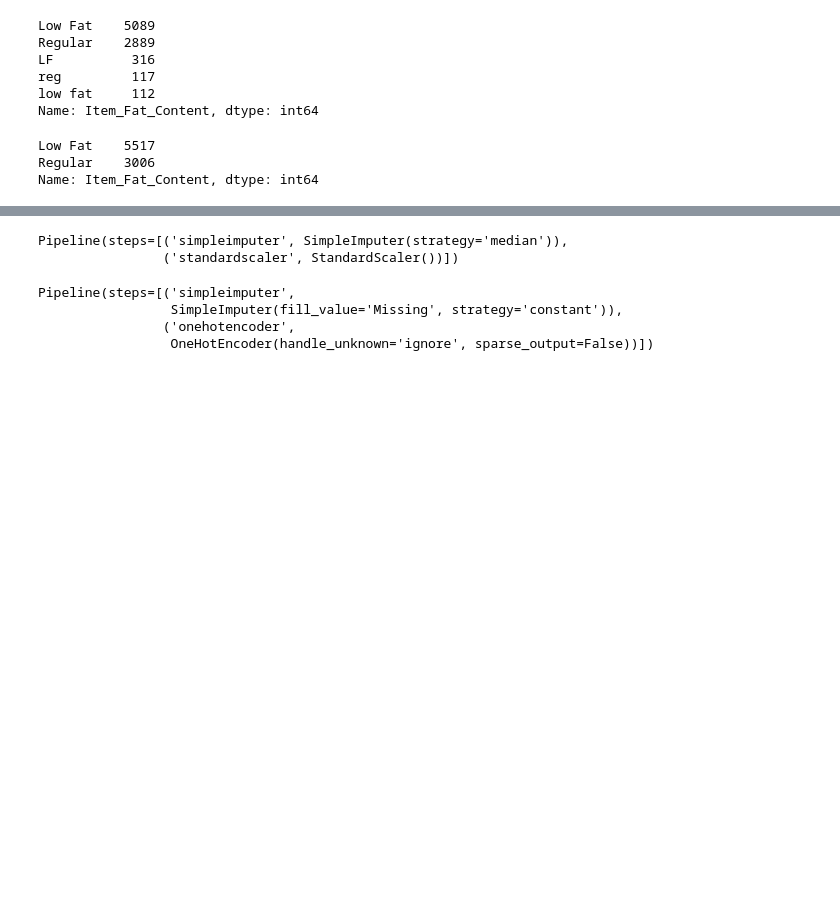
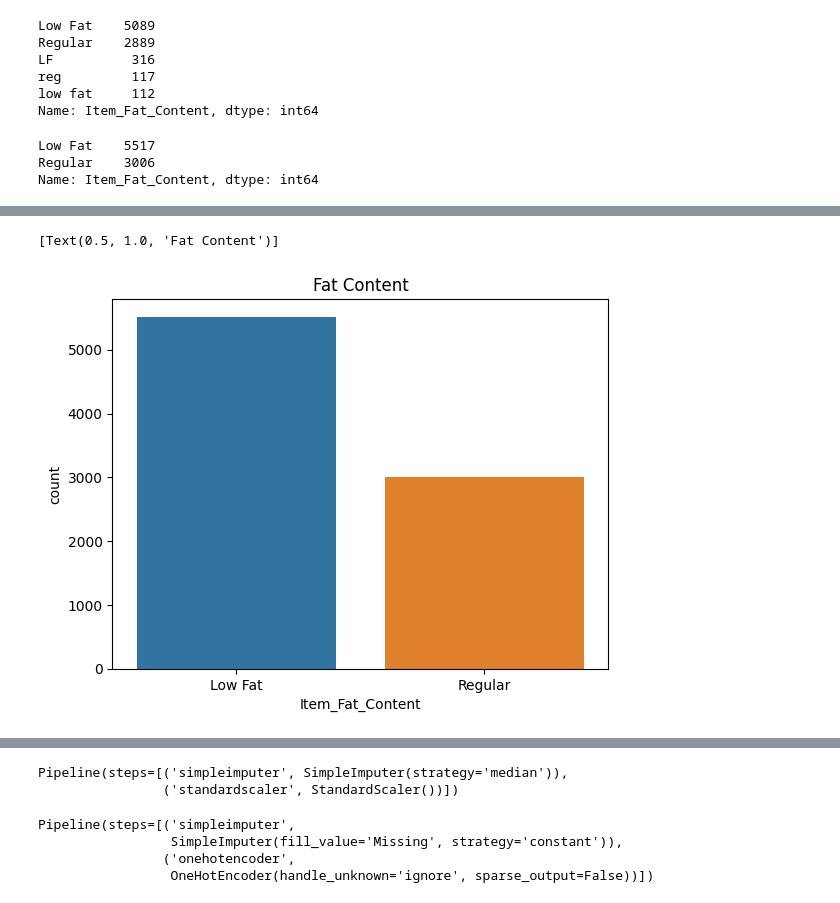
Before and after one commit to henryezikeai/Prediction-of-product-sales, a Jupyter notebook: sales.ipynb, the cells around one changed output, grey strips where cells are left out. Saved outputs shown, nothing was run; the diff lists cells and outputs as text; code cells hidden in the pictures; blank space fills up the shorter version.

```diff
--- a/sales.ipynb
+++ b/sales.ipynb
@@ -76,0 +97,6 @@ df = df.drop(columns='Item_Identifier')
+# %%
+ax = sns.countplot(data=df, x="Item_Fat_Content")
+ax.set(title="Fat Content")
+# %% [output]
+[Text(0.5, 1.0, 'Fat Content')]
+[figure, added]
```
Also changed, not shown: parts of 9 cells of this notebook.
